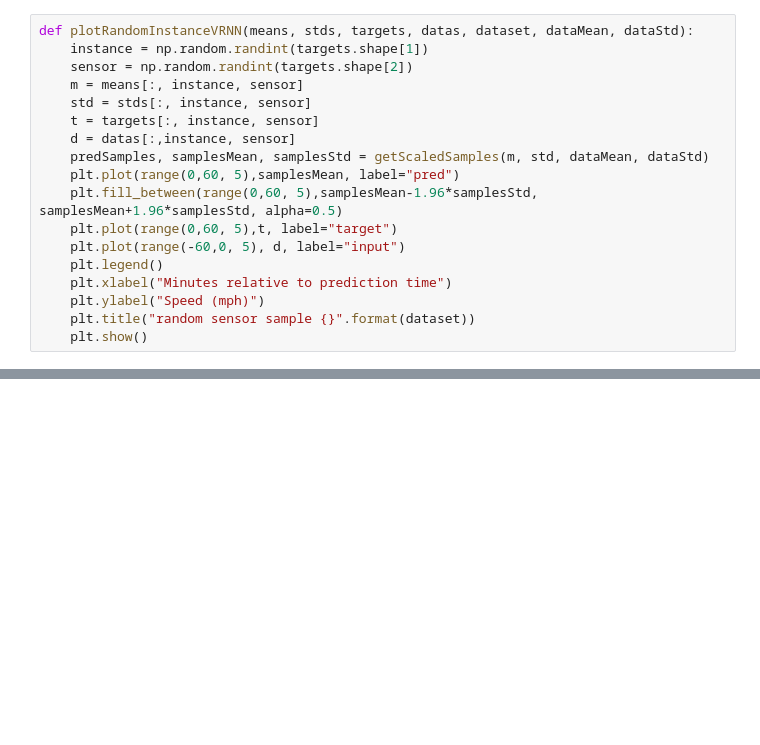
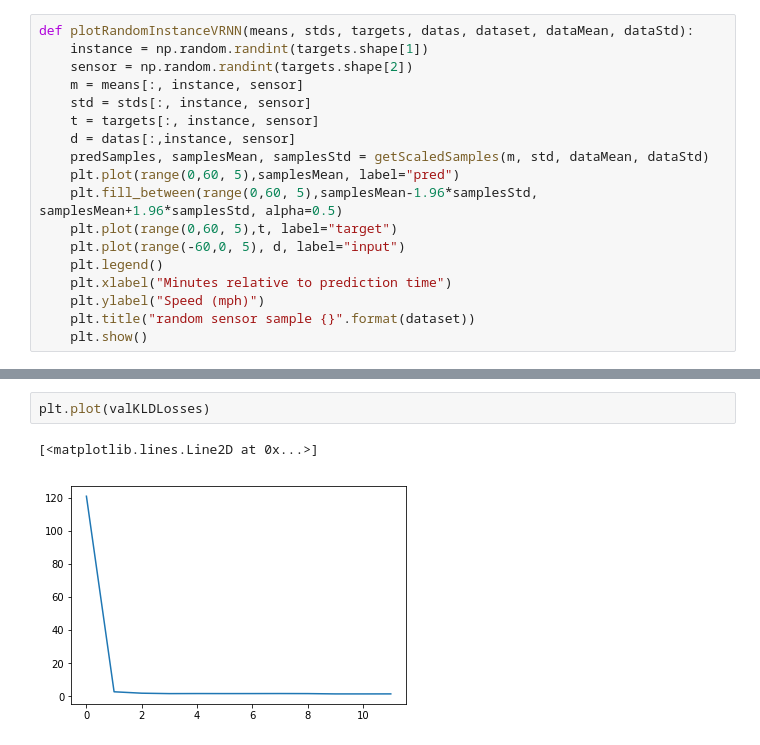
Before and after one commit to MyGitHubForks/DeepProbabilisticForecasting, a Jupyter notebook: ObservePredsVRNN.ipynb, the cells around one changed output, grey strips where cells are left out. Saved outputs shown, nothing was run; the diff lists cells and outputs as text; blank space fills up the shorter version.

```diff
--- a/ObservePredsVRNN.ipynb
+++ b/ObservePredsVRNN.ipynb
@@ -94,0 +70,5 @@ plotRandomInstanceVRNN(meansV, stdsV, targetsV, datasV, "Validation", valDataMea
+# %%
+plt.plot(valKLDLosses)
+# %% [output]
+[<matplotlib.lines.Line2D at 0x...>]
+[figure, added]
```
Also changed, not shown: parts of 12 cells of this notebook.
